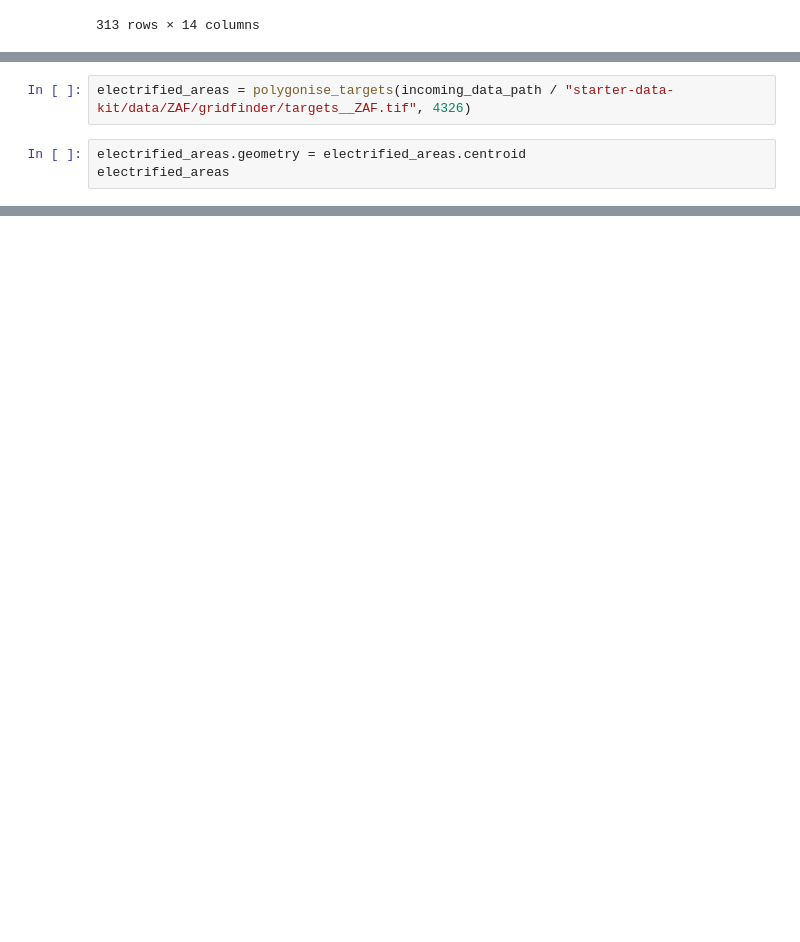
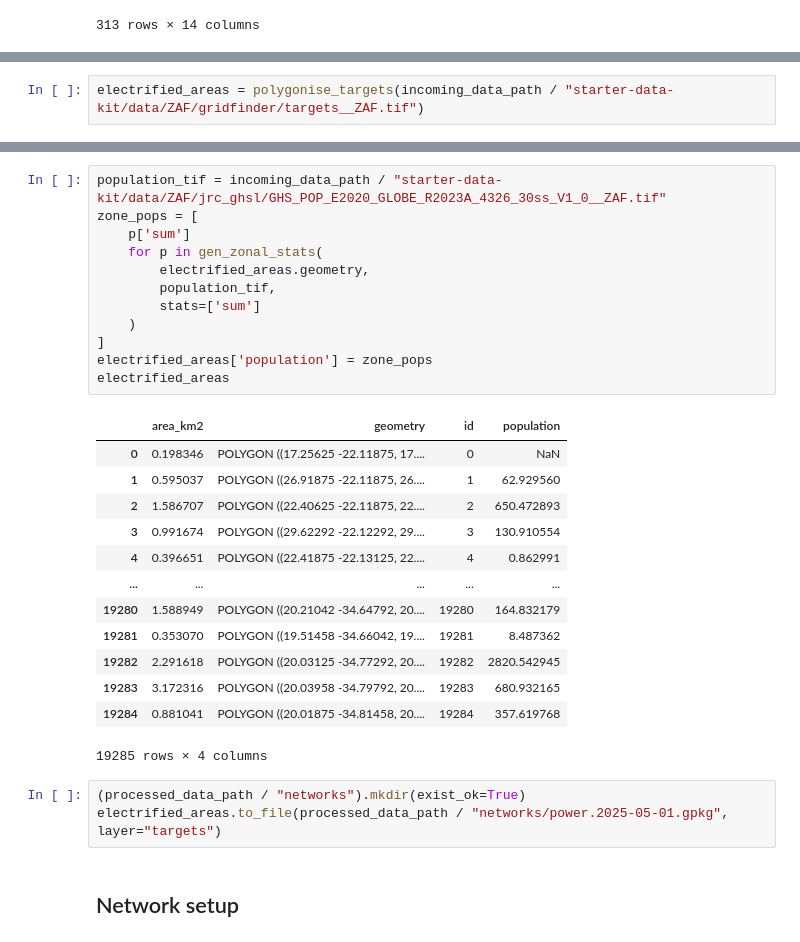
Before and after one commit to nismod/snail-datapkg-demos, a Jupyter notebook: zaf-power-floods/scripts/2_extract.ipynb, the cells around one changed output, grey strips where cells are left out. Drawn from its saved outputs; the diff is of its cells as text; blank space fills up the shorter version.

```diff
--- a/zaf-power-floods/scripts/2_extract.ipynb
+++ b/zaf-power-floods/scripts/2_extract.ipynb
@@ -97,5 +105,2 @@ power_gdf
 # %%
-electrified_areas = polygonise_targets(incoming_data_path / "starter-data-kit/data/ZAF/gridfinder/targets__ZAF.tif", 4326)
+electrified_areas = polygonise_targets(incoming_data_path / "starter-data-kit/data/ZAF/gridfinder/targets__ZAF.tif")
-# %%
-electrified_areas.geometry = electrified_areas.centroid
-electrified_areas
@@ -116,0 +123,31 @@ electrified_areas
+# %%
+population_tif = incoming_data_path / "starter-data-kit/data/ZAF/jrc_ghsl/GHS_POP_E2020_GLOBE_R2023A_4326_30ss_V1_0__ZAF.tif"
+zone_pops = [
+    p['sum']
+    for p in gen_zonal_stats(
+        electrified_areas.geometry,
+        population_tif,
+        stats=['sum']
+    )
+]
+electrified_areas['population'] = zone_pops
+electrified_areas
+# %% [output]
+|  | area_km2 | geometry | id | population |
+| 0 | 0.198346 | POLYGON ((17.25625 -22.11875, 17.... | 0 | NaN |
+| 1 | 0.595037 | POLYGON ((26.91875 -22.11875, 26.... | 1 | 62.929560 |
+| 2 | 1.586707 | POLYGON ((22.40625 -22.11875, 22.... | 2 | 650.472893 |
+| 3 | 0.991674 | POLYGON ((29.62292 -22.12292, 29.... | 3 | 130.910554 |
+| 4 | 0.396651 | POLYGON ((22.41875 -22.13125, 22.... | 4 | 0.862991 |
+| ... | ... | ... | ... | ... |
+| 19280 | 1.588949 | POLYGON ((20.21042 -34.64792, 20.... | 19280 | 164.832179 |
+| 19281 | 0.353070 | POLYGON ((19.51458 -34.66042, 19.... | 19281 | 8.487362 |
+| 19282 | 2.291618 | POLYGON ((20.03125 -34.77292, 20.... | 19282 | 2820.542945 |
+| 19283 | 3.172316 | POLYGON ((20.03958 -34.79792, 20.... | 19283 | 680.932165 |
+| 19284 | 0.881041 | POLYGON ((20.01875 -34.81458, 20.... | 19284 | 357.619768 |
+19285 rows × 4 columns
+# %%
+(processed_data_path / "networks").mkdir(exist_ok=True)
+electrified_areas.to_file(processed_data_path / "networks/power.2025-05-01.gpkg", layer="targets")
+# %% [markdown]
+## Network setup
```
Also changed, not shown: parts of 14 cells of this notebook, 2 other files.
